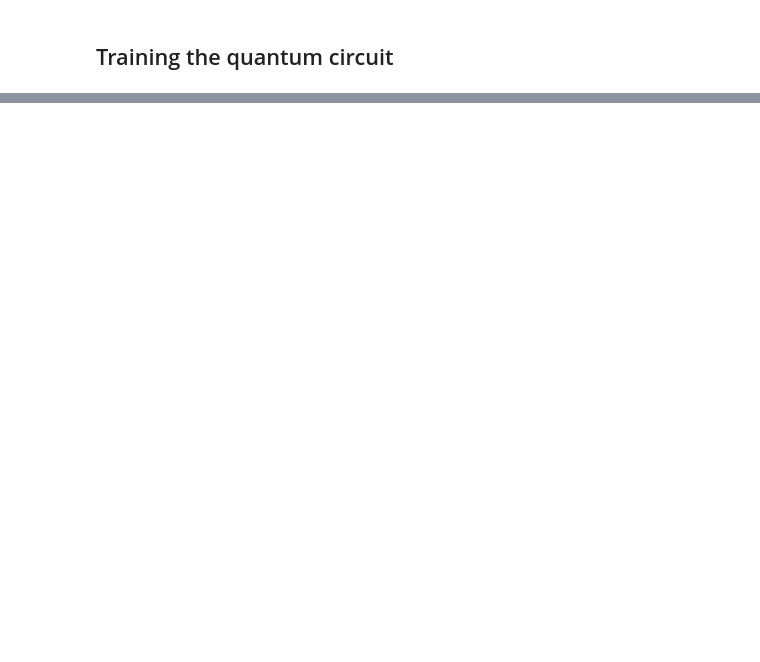
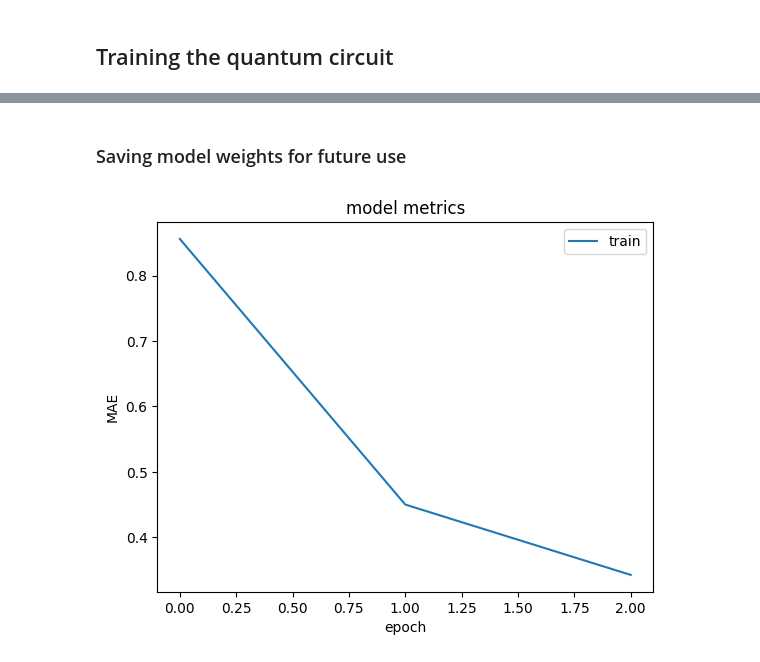
Before and after one commit to Totx/VQC_Hybrid_classifiers, a Jupyter notebook: VQC_Quantum.ipynb, the cells around one changed output, grey strips where cells are left out. Saved outputs shown, nothing was run; the diff lists cells and outputs as text; code cells hidden in the pictures; blank space fills up the shorter version.

Commit message:
All models completed

```diff
--- a/VQC_Quantum.ipynb
+++ b/VQC_Quantum.ipynb
@@ -70,7 +92,7 @@ X_train, X_test, y_train, y_test = train_test_split(xVals, yVals, test_size = 0.
 print("Before OverSampling, counts of label FRAUD('1') in the training set: {}".format(sum(y_train == 1)))
 print("Before OverSampling, counts of label CLEAN('0') in the training: {} \n".format(sum(y_train == -1)))
 
-sm = SMOTE(sampling_strategy = 0.05, random_state = 6)
+sm = SMOTE(sampling_strategy = 0.01, random_state = 6)
 X_train_os, y_train_os = sm.fit_resample(X_train, y_train.ravel())
 
 print('After OverSampling, the shape of train_X: {}'.format(X_train_os.shape))
@@ -120,0 +170,16 @@ Name: Class, Length: 284807, dtype: float64
+# %%
+
+dir_weights = "./model_weights/qcircuit_AE" # Pretrained model weights
+weight_shapes = {"qcircuit_parameters": [n_layers, n_qubits, n_operation]}
+load_weights = True
+history = None
+inputs = tf.keras.Input(shape=(28,), name='Input')
+qlayer = qml.qnn.KerasLayer(qc.qcircuit_amplitude_embedding_kl, weight_shapes=weight_shapes, output_dim=n_qubits, name='Quantum', weight_specs = {"weights": {"initializer": "random_uniform", "seed": 6}})(inputs)
+outputs = tf.keras.layers.Dense(units=1, activation="linear", name='LinearDense', kernel_initializer=tf.initializers.RandomNormal(seed=6))(qlayer)
+model = CustomModel(inputs, outputs)
+model.compile(optimizer=tf.keras.optimizers.Adam(learning_rate=l_rate), loss="mse", metrics=["mae"])
+
+if not load_weights:
+    history = model.fit(x_dataset, y_dataset, epochs=iterations, batch_size=100)
+else:
+    model.fit(x_dataset[:1], y_dataset[:1], epochs=iterations, batch_size=100)
@@ -120,0 +197,2 @@ Name: Class, Length: 284807, dtype: float64
+# %% [markdown]
+### Saving model weights for future use
@@ -120,0 +205,12 @@ Name: Class, Length: 284807, dtype: float64
+# %%
+
+if not load_weights:
+    plt.plot(history.history['mae'])
+    plt.title('model metrics')
+    plt.ylabel('MAE')
+    plt.xlabel('epoch')
+    plt.legend(['train'], loc='upper right')
+    plot_dir = "./plots/qc_ae_mae.png"
+    plt.savefig(fname=plot_dir)
+# %% [output]
+[figure, added]
```
Also changed, not shown: parts of 34 cells of this notebook, 43 other files.
